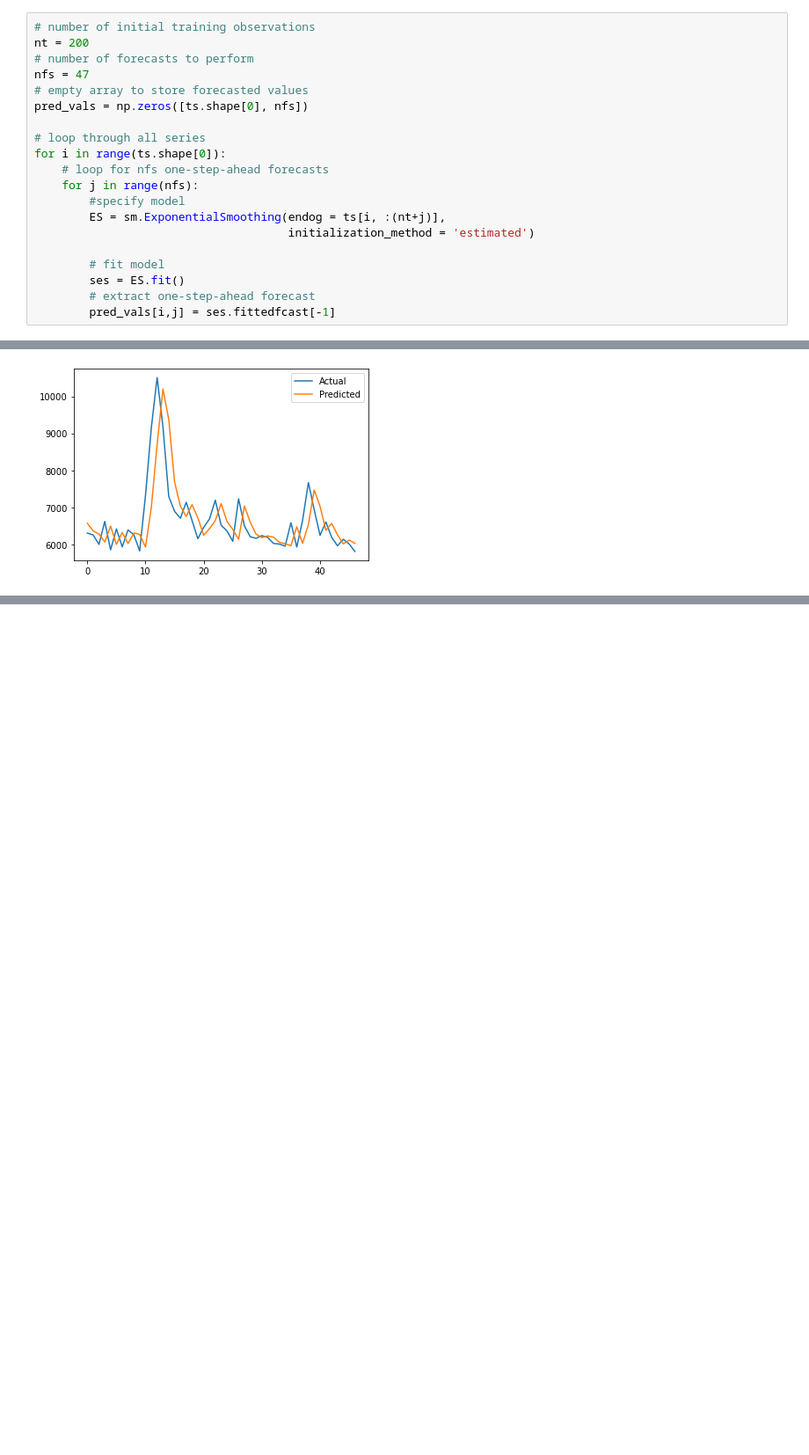
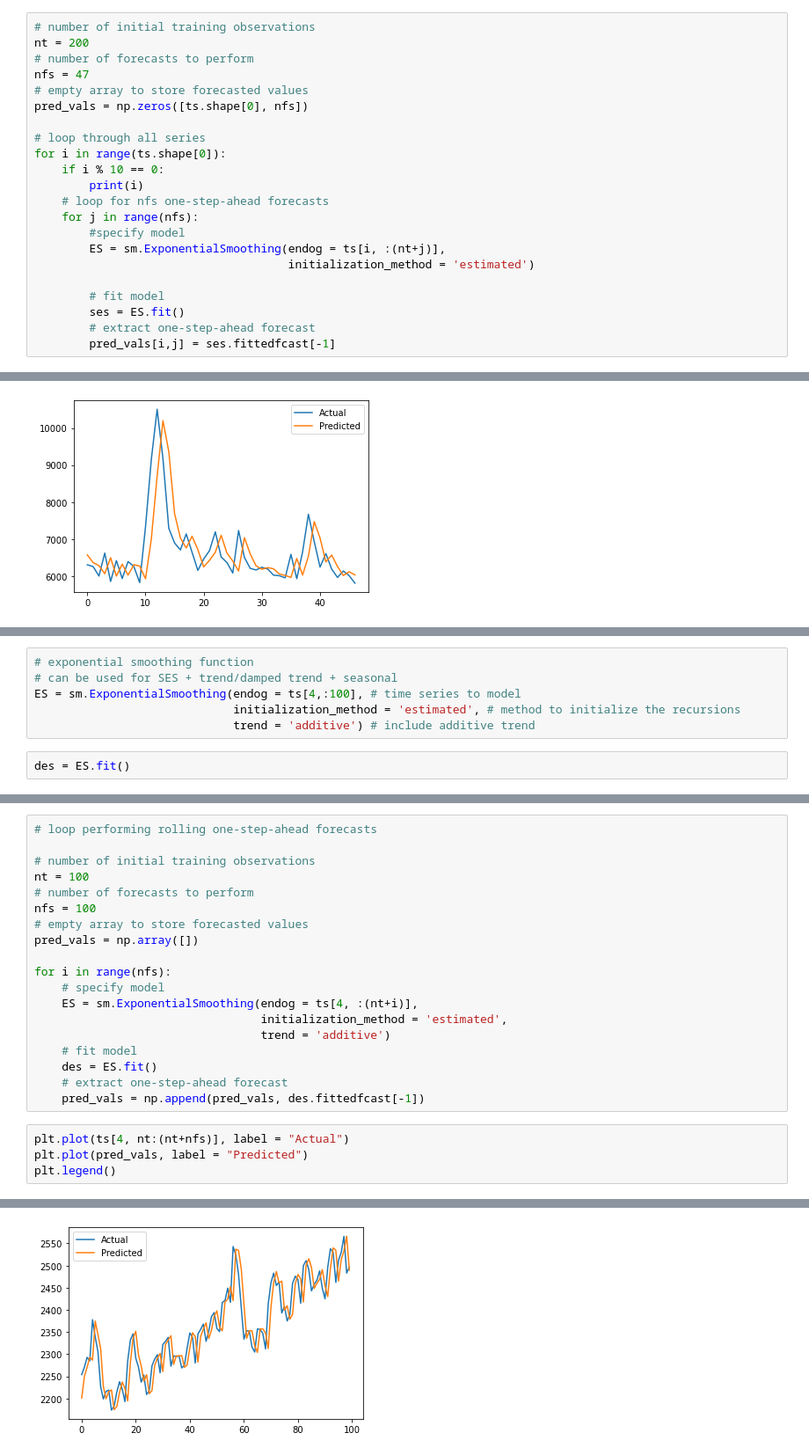
Before and after one commit to cdbale/Privacy-and-Forecasting-Empirical, a Jupyter notebook: Code/Exponential_Smoothing.ipynb, the cells around one changed output, grey strips where cells are left out. Shown at 88% size. Saved outputs shown, nothing was run; the diff lists cells and outputs as text; blank space fills up the shorter version.

```diff
--- a/Code/Exponential_Smoothing.ipynb
+++ b/Code/Exponential_Smoothing.ipynb
@@ -101,6 +103,8 @@ pred_vals = np.zeros([ts.shape[0], nfs])
 
 # loop through all series
 for i in range(ts.shape[0]):
+    if i % 10 == 0:
+        print(i)
     # loop for nfs one-step-ahead forecasts
     for j in range(nfs):
         #specify model
@@ -197,0 +226,8 @@ plt.legend()
+# %%
+# exponential smoothing function
+# can be used for SES + trend/damped trend + seasonal
+ES = sm.ExponentialSmoothing(endog = ts[4,:100], # time series to model
+                             initialization_method = 'estimated', # method to initialize the recursions
+                             trend = 'additive') # include additive trend
+# %%
+des = ES.fit()
@@ -197,0 +259,24 @@ plt.legend()
+# %%
+# loop performing rolling one-step-ahead forecasts
+
+# number of initial training observations
+nt = 100
+# number of forecasts to perform
+nfs = 100
+# empty array to store forecasted values
+pred_vals = np.array([])
+
+for i in range(nfs):
+    # specify model
+    ES = sm.ExponentialSmoothing(endog = ts[4, :(nt+i)],
+                                 initialization_method = 'estimated',
+                                 trend = 'additive')
+    # fit model
+    des = ES.fit()
+    # extract one-step-ahead forecast
+    pred_vals = np.append(pred_vals, des.fittedfcast[-1])
+# %%
+plt.plot(ts[4, nt:(nt+nfs)], label = "Actual")
+plt.plot(pred_vals, label = "Predicted")
+plt.legend()
+# %% [output]
@@ -197,0 +284 @@ plt.legend()
+[figure, added]
```
Also changed, not shown: parts of 63 cells of this notebook, 1 other file.
